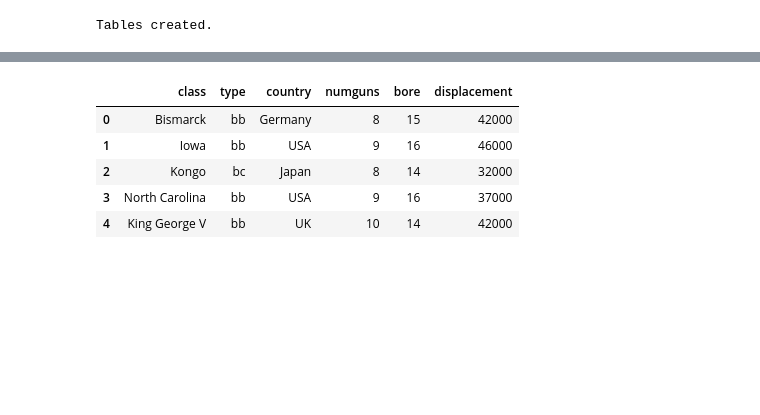
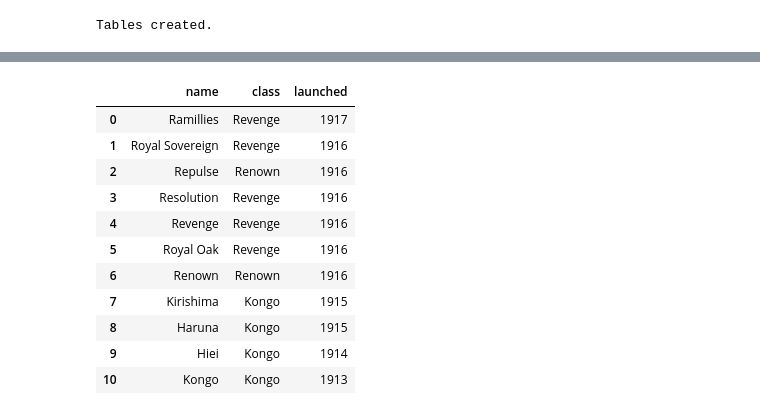
Before and after one commit to rajat806/SQL-LAB-226, a Jupyter notebook: Sql lab 226.ipynb, the cells around one changed output, grey strips where cells are left out. Saved outputs shown, nothing was run; the diff lists cells and outputs as text; code cells hidden in the pictures; blank space fills up the shorter version.

```diff
--- a/Sql lab 226.ipynb
+++ b/Sql lab 226.ipynb
@@ -89,13 +115,3 @@ def show(query):
     rows = cur.fetchall()
     cols = [desc[0] for desc in cur.description]
     return pd.DataFrame(rows, columns=cols)
-# %%
-# Show all classes
-show("SELECT * FROM Classes;")
-# %% [output]
-|  | class | type | country | numguns | bore | displacement |
-| 0 | Bismarck | bb | Germany | 8 | 15 | 42000 |
-| 1 | Iowa | bb | USA | 9 | 16 | 46000 |
-| 2 | Kongo | bc | Japan | 8 | 14 | 32000 |
-| 3 | North Carolina | bb | USA | 9 | 16 | 37000 |
-| 4 | King George V | bb | UK | 10 | 14 | 42000 |
@@ -102 +121,23 @@ show("SELECT * FROM Classes;")
+# %%
+#First Query
+
+show("""
+SELECT name, class, launched
+FROM Ships
+WHERE launched < 1920
+ORDER BY launched DESC;
+""")
+# %% [output]
+|  | name | class | launched |
+| 0 | Ramillies | Revenge | 1917 |
+| 1 | Royal Sovereign | Revenge | 1916 |
+| 2 | Repulse | Renown | 1916 |
+| 3 | Resolution | Revenge | 1916 |
+| 4 | Revenge | Revenge | 1916 |
+| 5 | Royal Oak | Revenge | 1916 |
+| 6 | Renown | Renown | 1916 |
+| 7 | Kirishima | Kongo | 1915 |
+| 8 | Haruna | Kongo | 1915 |
+| 9 | Hiei | Kongo | 1914 |
+| 10 | Kongo | Kongo | 1913 |
 # %%
```
Also changed, not shown: parts of 13 cells of this notebook.
